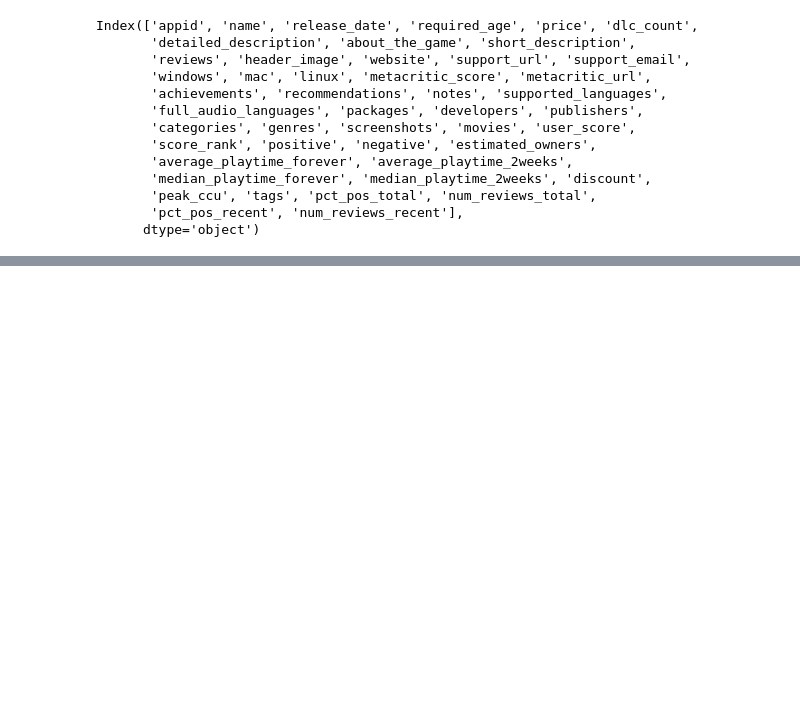
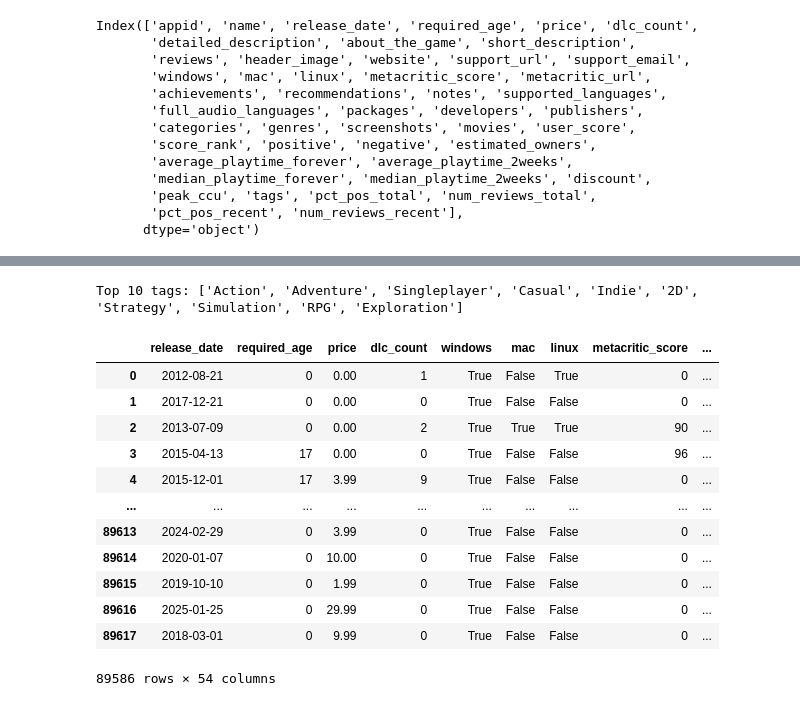
Before and after one commit to NoorUlAinAfaq/ML-NLP-GenAI, a Jupyter notebook: ML-Project.ipynb, the cells around one changed output, grey strips where cells are left out. Saved outputs shown, nothing was run; the diff lists cells and outputs as text; code cells hidden in the pictures; blank space fills up the shorter version.

```diff
--- a/ML-Project.ipynb
+++ b/ML-Project.ipynb
@@ -238,0 +124,2 @@ final_df.head()
+# %%
+df['release_date'] = pd.to_datetime(df['release_date'], errors='coerce')
@@ -238,0 +199,4 @@ final_df.head()
+# %%
+current_year = datetime.now().year
+df['years_since_release'] = current_year - df['release_date'].dt.year
+df['years_since_release']
@@ -238,0 +224,9 @@ final_df.head()
+# %%
+# Calculate price-per-hour
+df['price_per_hour'] = df['price'] / (df['median_playtime_forever'] / 60 + 0.1)  # Convert minutes to hours, avoid div by 0
+
+# Content richness metrics
+df['engagement_score'] = df['median_playtime_forever'] * df['peak_ccu'] / 1000  # Scale down for numerical stability
+
+# Review efficiency (reviews per owner)
+df['review_rate'] = df['num_reviews_total'] / df['estimated_owners_numeric']
@@ -238,0 +263,46 @@ final_df.head()
+# %%
+# Step 1: Convert string to real dictionary (if needed)
+df['tags'] = df['tags'].fillna('{}').apply(ast.literal_eval)
+
+# Step 2: Flatten and count all tags
+from collections import Counter
+
+tag_counter = Counter()
+df['tags'].apply(lambda x: tag_counter.update(x))
+
+# Step 3: (Optional) Keep only most common tags
+top_tags = [tag for tag, count in tag_counter.most_common(10)]
+print("Top 10 tags:", top_tags)
+
+
+# --- Step 4: Extract vote count for each of those top tags ---
+def extract_tag_votes(tag_dict, tag_list):
+    if not isinstance(tag_dict, dict):
+        return [0] * len(tag_list)
+    return [tag_dict.get(tag, 0) for tag in tag_list]
+
+tag_vectors = df['tags'].apply(lambda x: extract_tag_votes(x, top_tags))
+
+# --- Step 5: Create new DataFrame with tag columns ---
+tag_df = pd.DataFrame(tag_vectors.tolist(), columns=[f'tag_{tag}' for tag in top_tags], index=df.index)
+
+# --- Step 6: Merge tag features into your main dataframe ---
+df = pd.concat([df, tag_df], axis=1)
+# %% [output]
+Top 10 tags: ['Action', 'Adventure', 'Singleplayer', 'Casual', 'Indie', '2D', 'Strategy', 'Simulation', 'RPG', 'Exploration']
+# %%
+df
+# %% [output]
+|  | release_date | required_age | price | dlc_count | windows | mac | linux | metacritic_score | ... |
+| 0 | 2012-08-21 | 0 | 0.00 | 1 | True | False | True | 0 | ... |
+| 1 | 2017-12-21 | 0 | 0.00 | 0 | True | False | False | 0 | ... |
+| 2 | 2013-07-09 | 0 | 0.00 | 2 | True | True | True | 90 | ... |
+| 3 | 2015-04-13 | 17 | 0.00 | 0 | True | False | False | 96 | ... |
+| 4 | 2015-12-01 | 17 | 3.99 | 9 | True | False | False | 0 | ... |
+| ... | ... | ... | ... | ... | ... | ... | ... | ... | ... |
+| 89613 | 2024-02-29 | 0 | 3.99 | 0 | True | False | False | 0 | ... |
+| 89614 | 2020-01-07 | 0 | 10.00 | 0 | True | False | False | 0 | ... |
+| 89615 | 2019-10-10 | 0 | 1.99 | 0 | True | False | False | 0 | ... |
+| 89616 | 2025-01-25 | 0 | 29.99 | 0 | True | False | False | 0 | ... |
+| 89617 | 2018-03-01 | 0 | 9.99 | 0 | True | False | False | 0 | ... |
+89586 rows × 54 columns
```
Also changed, not shown: parts of 57 cells of this notebook.
